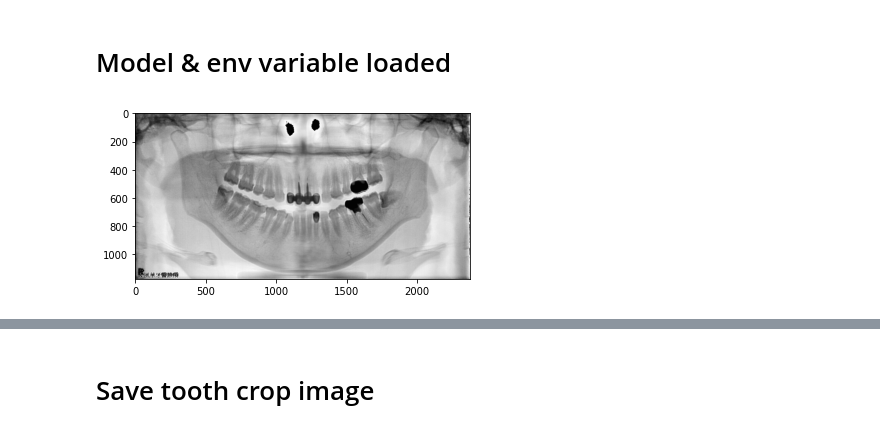
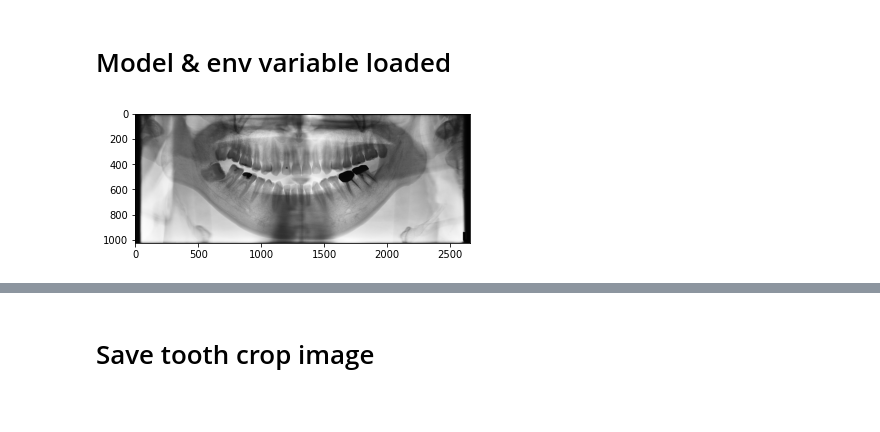
Before and after one commit to alan8365/dentist-CV, a Jupyter notebook: demo.ipynb, the cells around one changed output, grey strips where cells are left out. Cells and saved outputs as stored; diff of their text form; code cells hidden in the pictures.

```diff
--- a/demo.ipynb
+++ b/demo.ipynb
@@ -31,20 +31,20 @@ tooth_detect_model = torch.hub.load(r'.\YOLO', 'custom', path=r'.\YOLO\weights\8
 anomaly_detect_model = torch.hub.load(r'.\YOLO', 'custom', path=r'.\YOLO\weights\anomaly.pt', source='local')
 
 # data_dir = '.' / Path(os.getenv('DATASET_DIR'))
-data_dir = Path('..') / 'Datasets'
+data_dir = Path('..') / 'Datasets' / 'phase-2'
 # %%
-image_names = list(data_dir.glob('*.jpg'))
+image_names = list(data_dir.glob('201806270806586650_000063.jpg'))
 
 image_names = image_names[:20]
 image_name = image_names[0]
 filename = image_name.stem
 
 im = cv2.imread(image_name)
 # Only plt imshow need inverse process
 plt.imshow(1 - im)
 plt.show()
 # %% [output]
-[figure, old version]
+[figure, new version]
 # %%
 results = tooth_detect_model(image_names)
 rendered_results = results.render()
```
Also changed, not shown: parts of 7 cells of this notebook, 11 other files.
